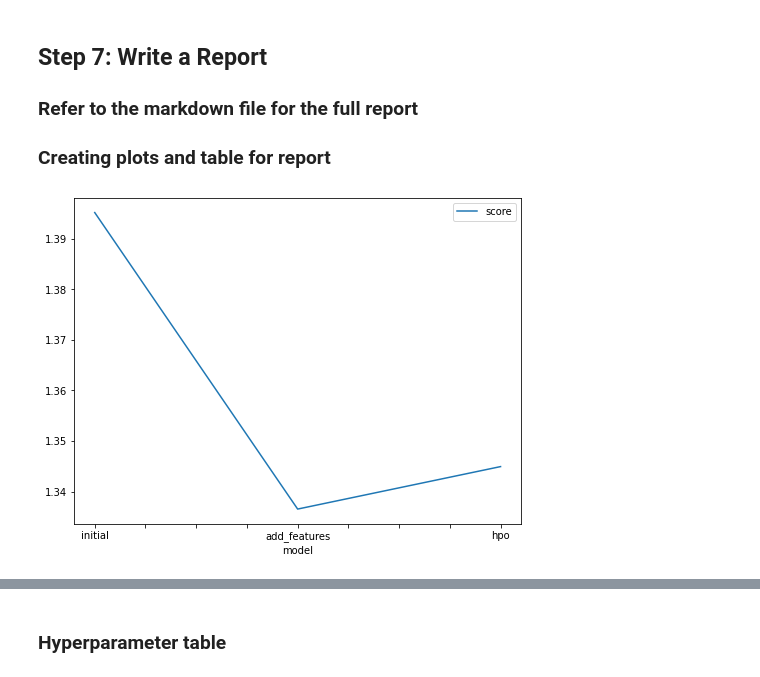
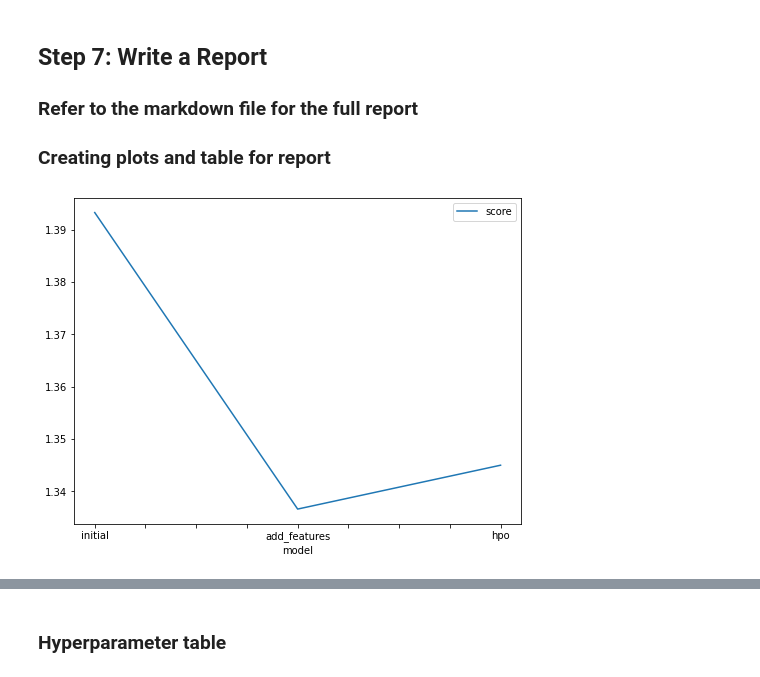
Before and after one commit to iampeterndumba/Bike_Sharing_Demand, a Jupyter notebook: cd0385-project-starter-main/project/project-template.ipynb, the cells around one changed output, grey strips where cells are left out. Drawn from its saved outputs; the diff is of its cells as text; code cells hidden in the pictures.

```diff
--- a/cd0385-project-starter-main/project/project-template.ipynb
+++ b/cd0385-project-starter-main/project/project-template.ipynb
@@ -822,15 +772,15 @@ tail: write error: Broken pipe
 # %%
 # Taking the top model score from each training run and creating a line plot to show improvement
 # You can create these in the notebook and save them to PNG or use some other tool (e.g. google sheets, excel)
 fig = pd.DataFrame(
     {
         "model": ["initial", "add_features", "hpo"],
-        "score": [1.39513, 1.33656, 1.34495]
+        "score": [1.39329, 1.33656, 1.34495]
     }
 ).plot(x="model", y="score", figsize=(8, 6)).get_figure()
 fig.savefig('model_train_score.png')
 # %% [output]
-[figure, old version]
+[figure, new version]
 # %%
 # Take the 3 kaggle scores and creating a line plot to show improvement
 fig = pd.DataFrame(
```
Also changed, not shown: parts of 20 cells of this notebook, 3 other files.
